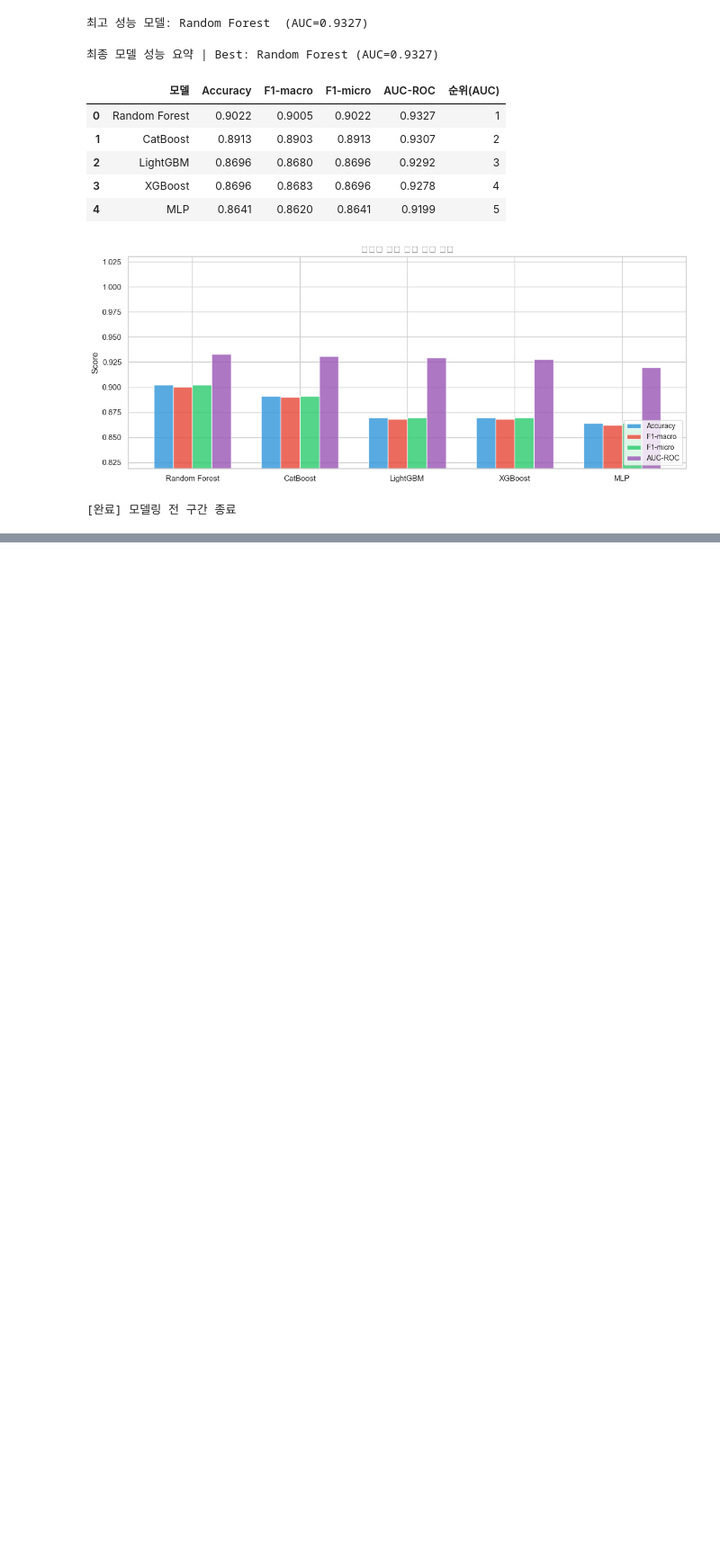
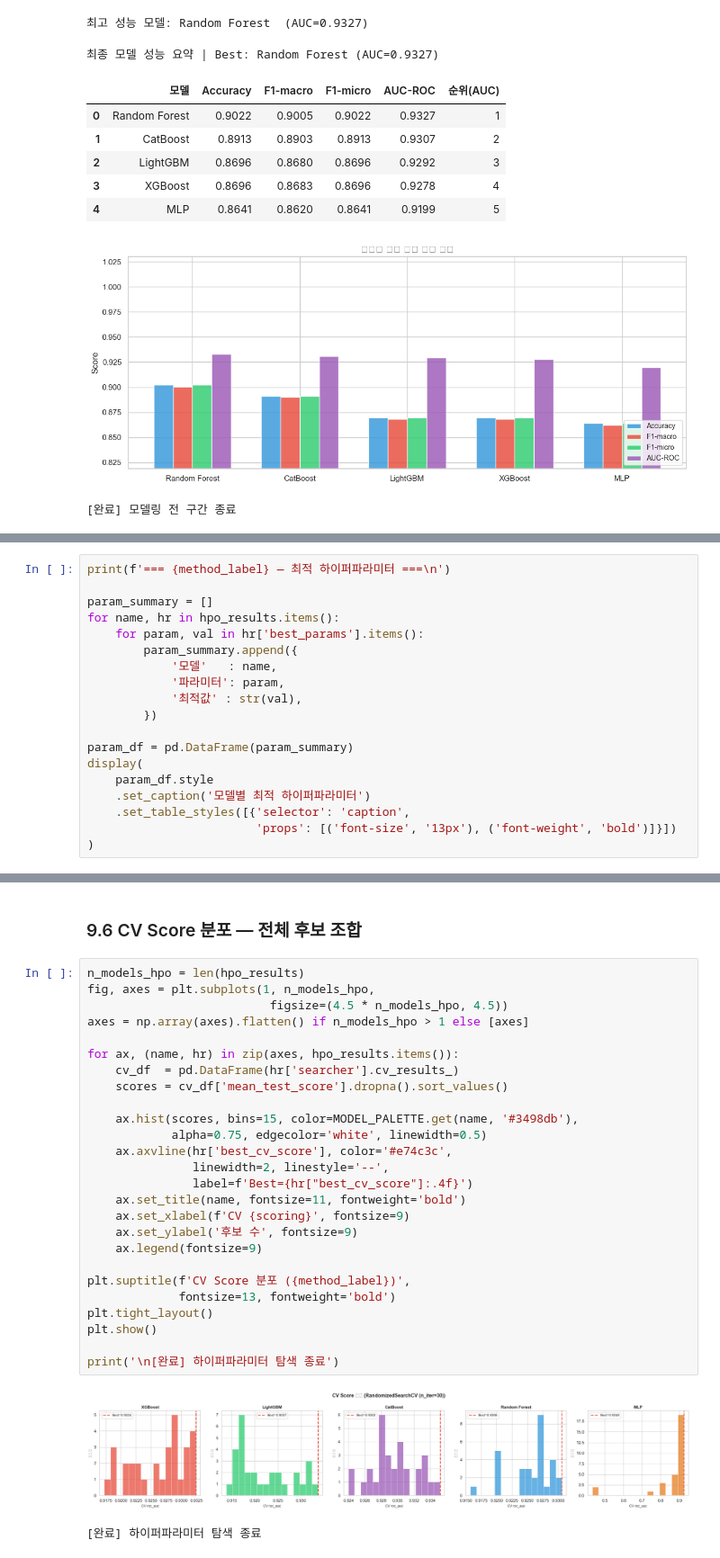
Before and after one commit to YurimPark04/algorithm-test, a Jupyter notebook: binary_classification/binary_classification_modeling.ipynb, the cells around one changed output, grey strips where cells are left out. Shown at 90% size. Saved outputs shown, nothing was run; the diff lists cells and outputs as text; blank space fills up the shorter version.

```diff
--- a/binary_classification/binary_classification_modeling.ipynb
+++ b/binary_classification/binary_classification_modeling.ipynb
@@ -542,0 +850,19 @@ print('\n[완료] 모델링 전 구간 종료')
+# %%
+print(f'=== {method_label} — 최적 하이퍼파라미터 ===\n')
+
+param_summary = []
+for name, hr in hpo_results.items():
+    for param, val in hr['best_params'].items():
+        param_summary.append({
+            '모델'   : name,
+            '파라미터': param,
+            '최적값' : str(val),
+        })
+
+param_df = pd.DataFrame(param_summary)
+display(
+    param_df.style
+    .set_caption('모델별 최적 하이퍼파라미터')
+    .set_table_styles([{'selector': 'caption',
+                        'props': [('font-size', '13px'), ('font-weight', 'bold')]}])
+)
@@ -542,0 +889,31 @@ print('\n[완료] 모델링 전 구간 종료')
+# %% [markdown]
+### 9.6 CV Score 분포 — 전체 후보 조합
+# %%
+n_models_hpo = len(hpo_results)
+fig, axes = plt.subplots(1, n_models_hpo,
+                          figsize=(4.5 * n_models_hpo, 4.5))
+axes = np.array(axes).flatten() if n_models_hpo > 1 else [axes]
+
+for ax, (name, hr) in zip(axes, hpo_results.items()):
+    cv_df  = pd.DataFrame(hr['searcher'].cv_results_)
+    scores = cv_df['mean_test_score'].dropna().sort_values()
+
+    ax.hist(scores, bins=15, color=MODEL_PALETTE.get(name, '#3498db'),
+            alpha=0.75, edgecolor='white', linewidth=0.5)
+    ax.axvline(hr['best_cv_score'], color='#e74c3c',
+               linewidth=2, linestyle='--',
+               label=f'Best={hr["best_cv_score"]:.4f}')
+    ax.set_title(name, fontsize=11, fontweight='bold')
+    ax.set_xlabel(f'CV {scoring}', fontsize=9)
+    ax.set_ylabel('후보 수', fontsize=9)
+    ax.legend(fontsize=9)
+
+plt.suptitle(f'CV Score 분포 ({method_label})',
+             fontsize=13, fontweight='bold')
+plt.tight_layout()
+plt.show()
+
+print('\n[완료] 하이퍼파라미터 탐색 종료')
+# %% [output]
+[figure, added]
+[완료] 하이퍼파라미터 탐색 종료
```
Also changed, not shown: parts of 12 cells of this notebook, 4 other files.
